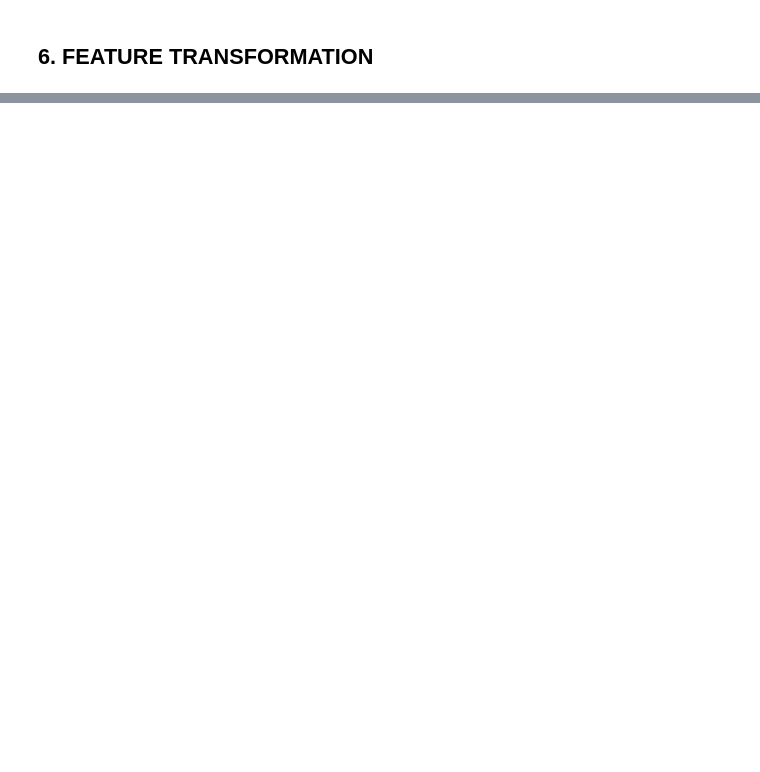
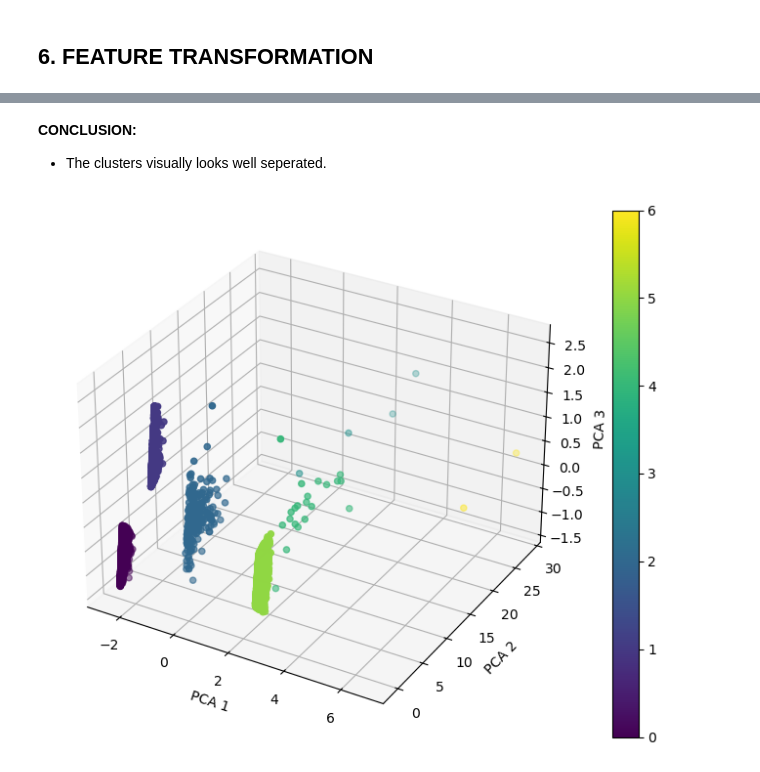
Before and after one commit to Pronob17/Customer_segmentation_using_K_means_clustering, a Jupyter notebook: Customer_Segmentation_with_K_Means_Clustering.ipynb, the cells around one changed output, grey strips where cells are left out. Saved outputs shown, nothing was run; the diff lists cells and outputs as text; code cells hidden in the pictures; blank space fills up the shorter version.

```diff
--- a/Customer_Segmentation_with_K_Means_Clustering.ipynb
+++ b/Customer_Segmentation_with_K_Means_Clustering.ipynb
@@ -621,0 +685,31 @@ scaled_df
+# %% [markdown]
+**CONCLUSION:**
+* The clusters visually looks well seperated.
+# %%
+# create a 3d plot
+pca = PCA(n_components=3)
+X_pca = pca.fit_transform(scaled_df)
+
+# Step 3: add the PCA components to dataframe
+scaled_df['PCA1'] = X_pca[:, 0]
+scaled_df['PCA2'] = X_pca[:, 1]
+scaled_df['PCA3'] = X_pca[:, 2]
+
+# Step 4: Plot the 3D scatter plot of the PCA components with the cluster labels
+fig = plt.figure(figsize=(10, 7))
+ax = fig.add_subplot(111, projection='3d')
+
+# Plot the points with colors based on the cluster labels
+scatter = ax.scatter(scaled_df['PCA1'], scaled_df['PCA2'], scaled_df['PCA3'], c=scaled_df['Cluster'], cmap='viridis')
+
+# Labeling the axes
+ax.set_xlabel('PCA 1')
+ax.set_ylabel('PCA 2')
+ax.set_zlabel('PCA 3')
+
+# Add a color bar to indicate the cluster labels
+fig.colorbar(scatter, ax=ax)
+
+plt.show()
+# %% [output]
+[figure, added]
```
Also changed, not shown: parts of 15 cells of this notebook.
